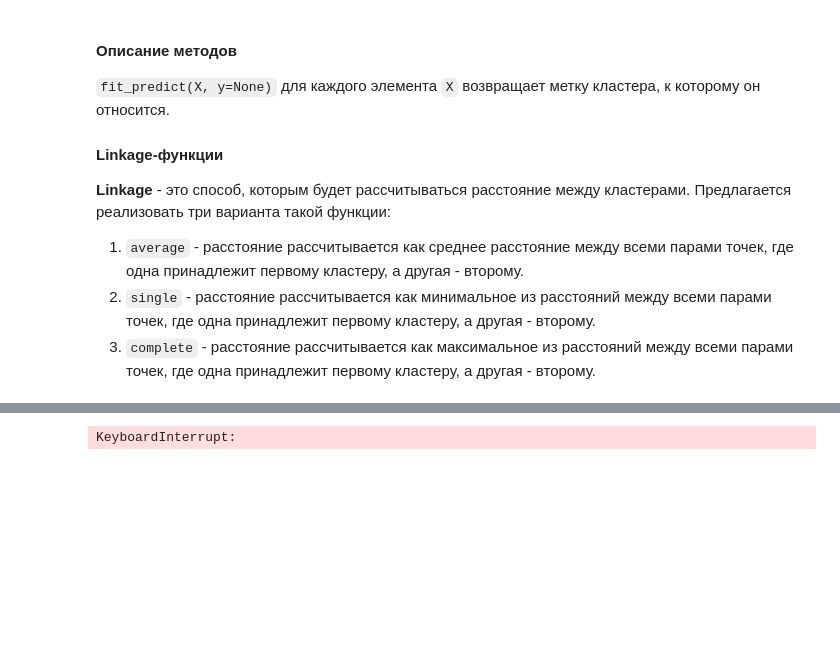
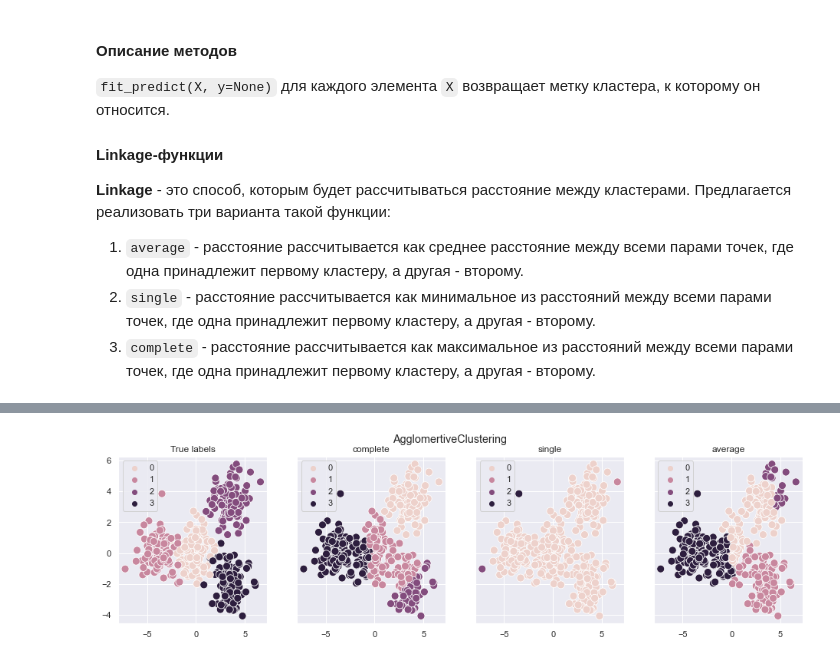
Before and after one commit to aapoliakova/HSE-ML-HW, a Jupyter notebook: 02. Кластеризация/hw02_task.ipynb, the cells around one changed output, grey strips where cells are left out. Cells and saved outputs as stored; diff of their text form; code cells hidden in the pictures; blank space fills up the shorter version.

```diff
--- a/02. Кластеризация/hw02_task.ipynb
+++ b/02. Кластеризация/hw02_task.ipynb
@@ -504,6 +467,5 @@ visualize_clasters(X_1, labels)
-# %%
-agg_clustering = AgglomertiveClustering(n_clusters=2, linkage="complete")
-labels = agg_clustering.fit_predict(X_2)
-visualize_clasters(X_2, labels)
-# %% [output]
-KeyboardInterrupt:
+# %%
+visualize_it(n_dataset = 1, algorithm='AgglomertiveClustering')
+# visualize_it(n_dataset = 2, algorithm='AgglomertiveClustering')
+# %% [output]
+[figure, added]
```
Also changed, not shown: parts of 34 cells of this notebook.
